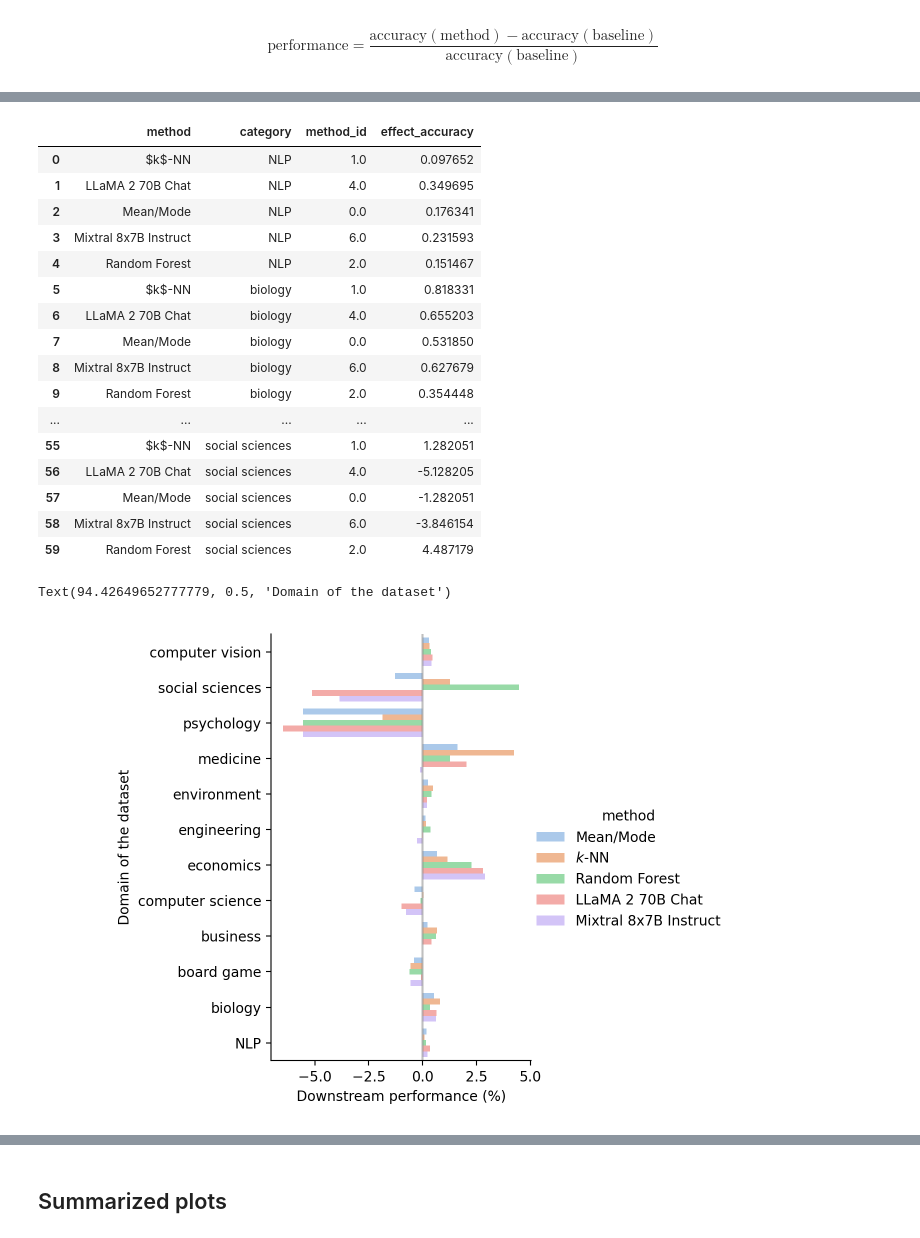
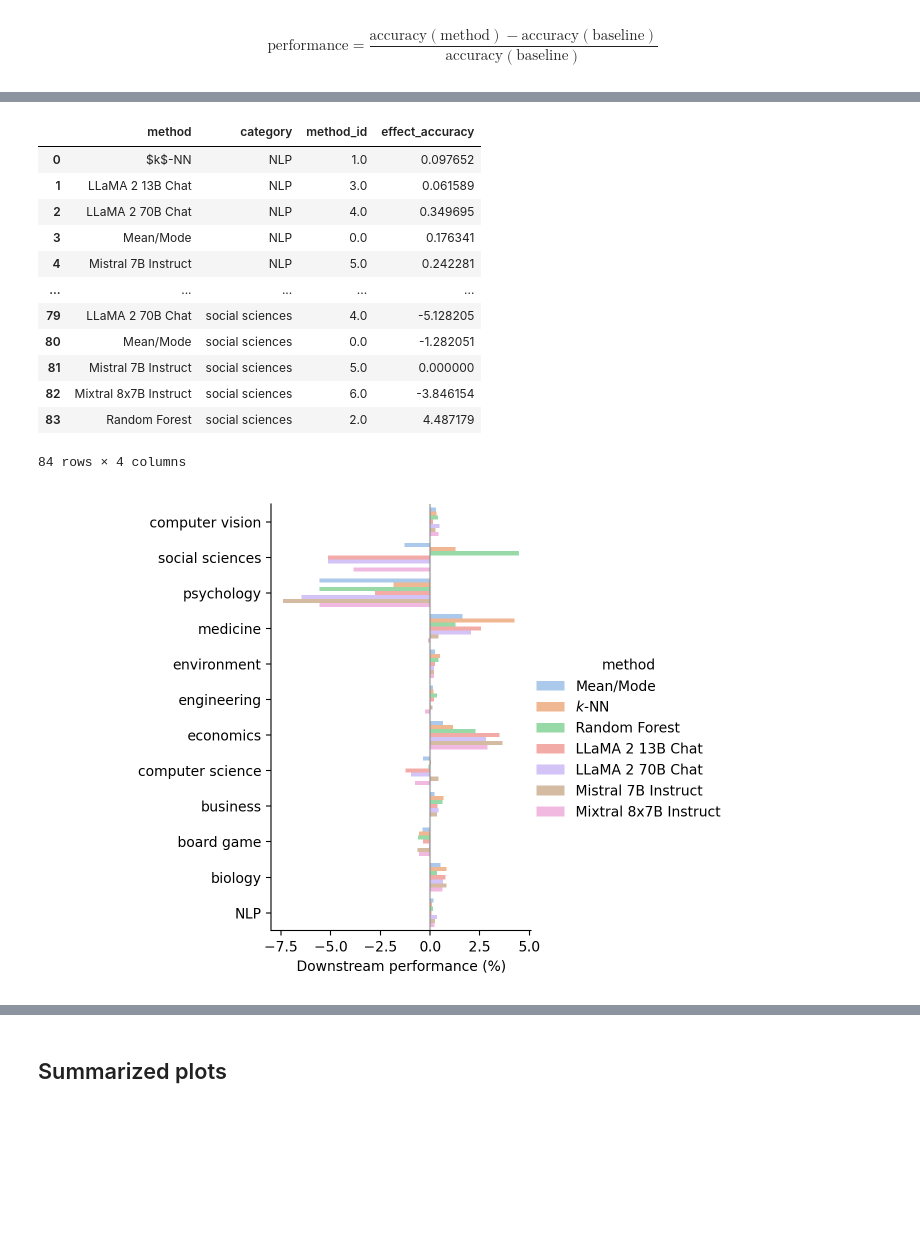
Before and after one commit to Selbosh/quantllm, a Jupyter notebook: scripts/imputation/visualize.ipynb, the cells around one changed output, grey strips where cells are left out. Cells and saved outputs as stored; diff of their text form; code cells hidden in the pictures; blank space fills up the shorter version.

```diff
--- a/scripts/imputation/visualize.ipynb
+++ b/scripts/imputation/visualize.ipynb
@@ -14,9 +14,9 @@ fig_dirpath.mkdir(parents=True, exist_ok=True)
 
 baseline_methods = ['meanmode', 'knn', 'rf']
 llm_models = [
-  # 'meta-llama/Llama-2-13b-chat-hf',
+  'meta-llama/Llama-2-13b-chat-hf',
   'meta-llama/Llama-2-70b-chat-hf',
-  # 'mistralai/Mistral-7B-Instruct-v0.2',
+  'mistralai/Mistral-7B-Instruct-v0.2',
   'mistralai/Mixtral-8x7B-Instruct-v0.1'
 ]
 imputation_methods = baseline_methods.copy()
@@ -515,29 +579,25 @@ downstream_df_domain_summary.drop(['n_features', 'accuracy', 'macro_f1', 'tasks_
 # %% [output]
 |  | method | category | method_id | effect_accuracy |
 | 0 | $k$-NN | NLP | 1.0 | 0.097652 |
-| 1 | LLaMA 2 70B Chat | NLP | 4.0 | 0.349695 |
-| 2 | Mean/Mode | NLP | 0.0 | 0.176341 |
-| 3 | Mixtral 8x7B Instruct | NLP | 6.0 | 0.231593 |
-| 4 | Random Forest | NLP | 2.0 | 0.151467 |
-| 5 | $k$-NN | biology | 1.0 | 0.818331 |
-| 6 | LLaMA 2 70B Chat | biology | 4.0 | 0.655203 |
-| 7 | Mean/Mode | biology | 0.0 | 0.531850 |
-| 8 | Mixtral 8x7B Instruct | biology | 6.0 | 0.627679 |
-| 9 | Random Forest | biology | 2.0 | 0.354448 |
+| 1 | LLaMA 2 13B Chat | NLP | 3.0 | 0.061589 |
+| 2 | LLaMA 2 70B Chat | NLP | 4.0 | 0.349695 |
+| 3 | Mean/Mode | NLP | 0.0 | 0.176341 |
+| 4 | Mistral 7B Instruct | NLP | 5.0 | 0.242281 |
 | ... | ... | ... | ... | ... |
-| 55 | $k$-NN | social sciences | 1.0 | 1.282051 |
-| 56 | LLaMA 2 70B Chat | social sciences | 4.0 | -5.128205 |
-| 57 | Mean/Mode | social sciences | 0.0 | -1.282051 |
-| 58 | Mixtral 8x7B Instruct | social sciences | 6.0 | -3.846154 |
-| 59 | Random Forest | social sciences | 2.0 | 4.487179 |
+| 79 | LLaMA 2 70B Chat | social sciences | 4.0 | -5.128205 |
+| 80 | Mean/Mode | social sciences | 0.0 | -1.282051 |
+| 81 | Mistral 7B Instruct | social sciences | 5.0 | 0.000000 |
+| 82 | Mixtral 8x7B Instruct | social sciences | 6.0 | -3.846154 |
+| 83 | Random Forest | social sciences | 2.0 | 4.487179 |
+84 rows × 4 columns
 # %%
 g = sns.catplot(
     data=downstream_df_domain_summary, x="effect_accuracy", y="category", hue="method", palette='pastel',
     kind="bar"
 )
 g.ax.axvline(x=0, color='gray', alpha=0.5)
 g.ax.set_xlabel('Downstream performance (%)')
-g.ax.set_ylabel('Domain of the dataset')
+g.ax.set_ylabel('')
+# g.fig.savefig(output_dirpath / 'fig/downstream-domain.pdf', bbox_inches='tight')
 # %% [output]
-Text(94.42649652777779, 0.5, 'Domain of the dataset')
-[figure, old version]
+[figure, new version]
```
Also changed, not shown: parts of 30 cells of this notebook.
